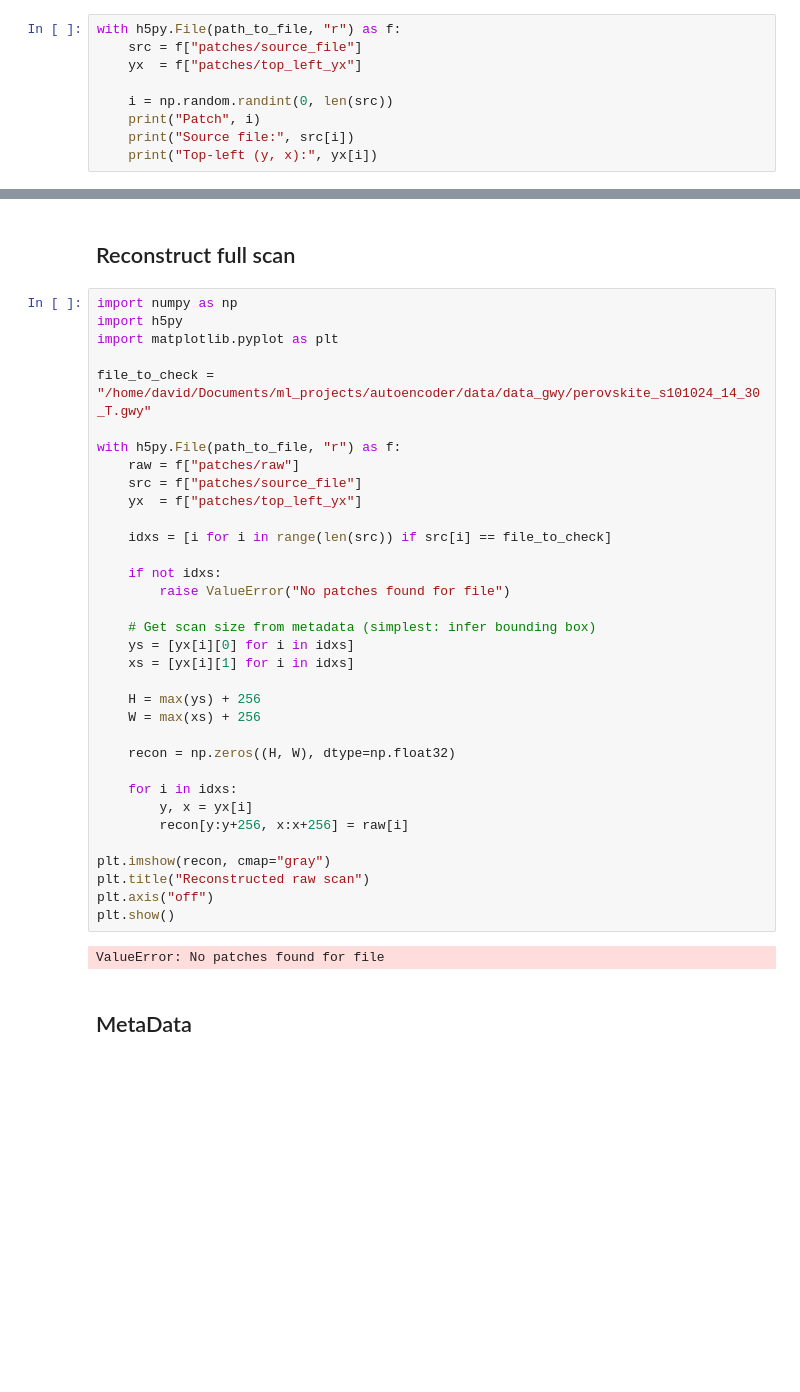
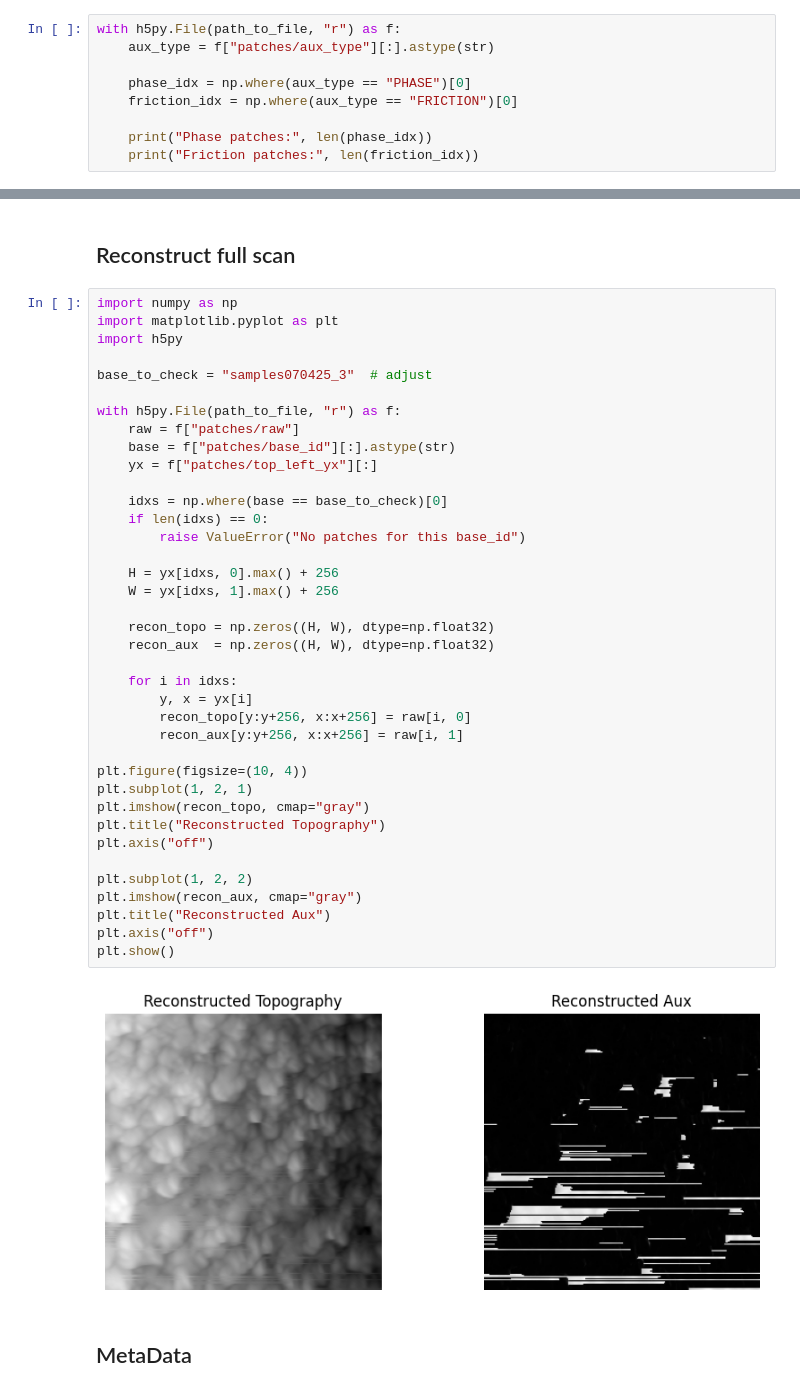
Before and after one commit to dbecerril/afm-morphology-transfer-learning, a Jupyter notebook: preprocess/inspect_h5_multichannel.ipynb, the cells around one changed output, grey strips where cells are left out. Cells and saved outputs as stored; diff of their text form; blank space fills up the shorter version.

```diff
--- a/preprocess/inspect_h5_multichannel.ipynb
+++ b/preprocess/inspect_h5_multichannel.ipynb
@@ -62,10 +76,10 @@ max : 4.9044036e-07
 # %%
 with h5py.File(path_to_file, "r") as f:
-    src = f["patches/source_file"]
-    yx  = f["patches/top_left_yx"]
+    aux_type = f["patches/aux_type"][:].astype(str)
 
-    i = np.random.randint(0, len(src))
-    print("Patch", i)
-    print("Source file:", src[i])
-    print("Top-left (y, x):", yx[i])
+    phase_idx = np.where(aux_type == "PHASE")[0]
+    friction_idx = np.where(aux_type == "FRICTION")[0]
+
+    print("Phase patches:", len(phase_idx))
+    print("Friction patches:", len(friction_idx))
 # %% [output]
@@ -76,39 +89,43 @@ Top-left (y, x): [0 0]
 ## Reconstruct full scan
 # %%
 import numpy as np
+import matplotlib.pyplot as plt
 import h5py
-import matplotlib.pyplot as plt
 
-file_to_check = "/home/david/Documents/ml_projects/autoencoder/data/data_gwy/perovskite_s101024_14_30_T.gwy"
+base_to_check = "samples070425_3"  # adjust
 
 with h5py.File(path_to_file, "r") as f:
     raw = f["patches/raw"]
-    src = f["patches/source_file"]
-    yx  = f["patches/top_left_yx"]
+    base = f["patches/base_id"][:].astype(str)
+    yx = f["patches/top_left_yx"][:]
 
-    idxs = [i for i in range(len(src)) if src[i] == file_to_check]
+    idxs = np.where(base == base_to_check)[0]
+    if len(idxs) == 0:
+        raise ValueError("No patches for this base_id")
 
-    if not idxs:
-        raise ValueError("No patches found for file")
+    H = yx[idxs, 0].max() + 256
+    W = yx[idxs, 1].max() + 256
 
-    # Get scan size from metadata (simplest: infer bounding box)
-    ys = [yx[i][0] for i in idxs]
-    xs = [yx[i][1] for i in idxs]
-
-    H = max(ys) + 256
-    W = max(xs) + 256
-
-    recon = np.zeros((H, W), dtype=np.float32)
+    recon_topo = np.zeros((H, W), dtype=np.float32)
+    recon_aux  = np.zeros((H, W), dtype=np.float32)
 
     for i in idxs:
         y, x = yx[i]
-        recon[y:y+256, x:x+256] = raw[i]
+        recon_topo[y:y+256, x:x+256] = raw[i, 0]
+        recon_aux[y:y+256, x:x+256] = raw[i, 1]
 
-plt.imshow(recon, cmap="gray")
-plt.title("Reconstructed raw scan")
+plt.figure(figsize=(10, 4))
+plt.subplot(1, 2, 1)
+plt.imshow(recon_topo, cmap="gray")
+plt.title("Reconstructed Topography")
+plt.axis("off")
+
+plt.subplot(1, 2, 2)
+plt.imshow(recon_aux, cmap="gray")
+plt.title("Reconstructed Aux")
 plt.axis("off")
 plt.show()
 # %% [output]
-ValueError: No patches found for file
+[figure, added]
 # %% [markdown]
 ## MetaData
```
Also changed, not shown: parts of 8 cells of this notebook, 4 other files.
